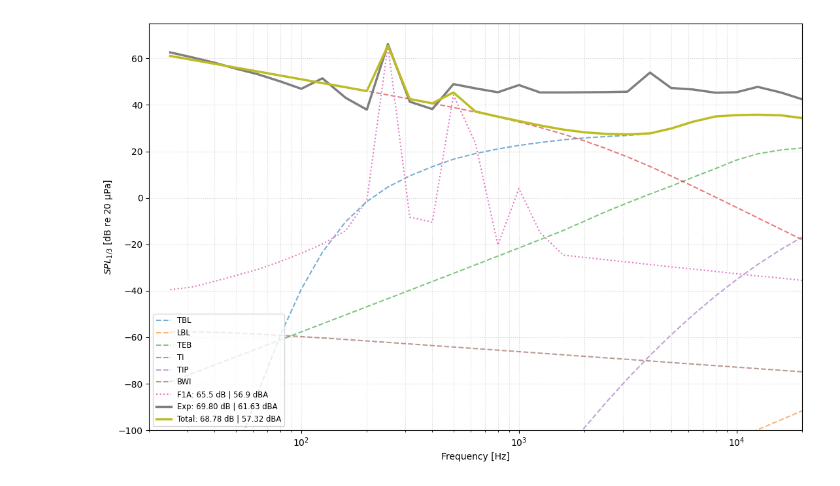
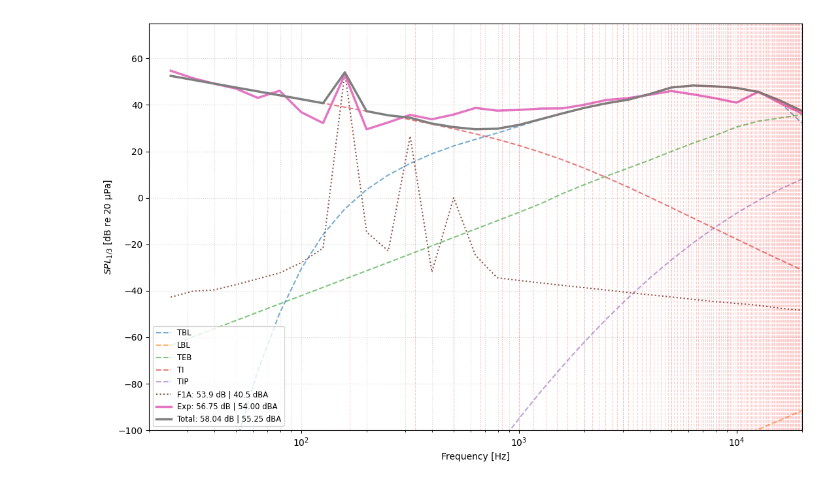
Before and after one commit to Frxljord/FastBEMT, a Jupyter notebook: Unsteady BEMT/BPM.ipynb, the cells around one changed output. Drawn from its saved outputs; the diff is of its cells as text; code cells hidden in the pictures.

```diff
--- a/Unsteady BEMT/BPM.ipynb
+++ b/Unsteady BEMT/BPM.ipynb
@@ -85,12 +83,14 @@ def load_data(filepath):
     return t, p, fs
 
 # 1. Load data
-t_total, p_total, fs_total = load_data('../Datasets/Measurements/10x7e_2024-11-28-13-21-17_RPM_7000.pkl')
+t_total, p_total, fs_total = load_data('../Datasets/Measurements/10x7e_2024-11-28-13-21-17_RPM_5000.pkl')
 # t_total, p_total, fs_total = load_data('../Datasets/Measurements/10x7e_2024-11-28-13-14-55_RPM_7000.pkl')
 # t_total, p_total, fs_total = load_data('../Datasets/Measurements/10x5e_2024-11-28-11-23-21_RPM_7000.pkl')
 signal = pf.Signal(p_total, fs_total, fft_norm='rms')
 meas_frequencies = signal.frequencies
 meas_spl = pf.dsp.decibel(signal, domain='freq', log_reference=propeller.acoustic_params.p_ref).squeeze()
+# %%
+blade_passing_freq = 1 / acoustic_params.blade_passing_period
 # %%
 exp_spl_3oct = []
 for fc in third_octave_freqs:
@@ -106,10 +106,10 @@ exp_spl_3oct = np.array(exp_spl_3oct)
 # %%
 def get_a_weighting(f):
     """Calculate A-weighting offset in dB for a given frequency f."""
-    ra = (12194**2 * f**4) / (
+    ra = lambda f: (12194**2 * f**4) / (
         (f**2 + 20.6**2) * np.sqrt((f**2 + 107.7**2) * (f**2 + 737.9**2)) * (f**2 + 12194**2)
     )
-    return 20 * np.log10(ra) + 2.0
+    return 20 * np.log10(ra(f)) - 20 * np.log10(ra(1000))
 # %%
 def calc_oaspl(spl_array, freqs, weighted=False):
     """Calculates OSPL or A-weighted OASPL."""
@@ -123,42 +123,47 @@ def calc_oaspl(spl_array, freqs, weighted=False):
         a_offsets = get_a_weighting(f)
         spl = spl + a_offsets
 
-    return 10 * np.log10(np.sum(10**(spl / 10)))
+    return 10 * np.log10(np.sum(10**(spl[f >= 0.9*blade_passing_freq] / 10)))
 # %%
 # Values for labels
-ospl_f1a = calc_oaspl(F1A_spl_3oct, third_octave_freqs, weighted=False)
-oaspl_f1a = calc_oaspl(F1A_spl_3oct, third_octave_freqs, weighted=True)
+ospl_f1a = calc_oaspl(f1a_spl_3oct[:, 0], third_octave_freqs, weighted=False)
+oaspl_f1a = calc_oaspl(f1a_spl_3oct[:, 0], third_octave_freqs, weighted=True)
 
 ospl_exp = calc_oaspl(exp_spl_3oct, third_octave_freqs, weighted=False)
 oaspl_exp = calc_oaspl(exp_spl_3oct, third_octave_freqs, weighted=True)
 
-ospl_tot = calc_oaspl(L_total, third_octave_freqs, weighted=False)
-oaspl_tot = calc_oaspl(L_total, third_octave_freqs, weighted=True)
+ospl_tot = calc_oaspl(L_total[:, 0], third_octave_freqs, weighted=False)
+oaspl_tot = calc_oaspl(L_total[:, 0], third_octave_freqs, weighted=True)
 
 plt.figure(figsize=(11, 7))
 
 # Components (keeping these simpler to avoid legend clutter)
-plt.semilogx(third_octave_freqs, bpm.SPL_TBL, '--', alpha=0.6, label='TBL')
-plt.semilogx(third_octave_freqs, bpm.SPL_LBL, '--', alpha=0.6, label='LBL')
-plt.semilogx(third_octave_freqs, bpm.SPL_TEB, '--', alpha=0.6, label='TEB')
-plt.semilogx(third_octave_freqs, bpm.SPL_TI, '--', alpha=0.6, label='TI')
-plt.semilogx(third_octave_freqs, bpm.SPL_TIP, '--', alpha=0.6, label='TIP')
-plt.semilogx(third_octave_freqs, bpm.SPL_BWI, '--', alpha=0.6, label='BWI')
-plt.semilogx(third_octave_freqs, F1A_spl_3oct, ':', label=f'F1A: {ospl_f1a:.1f} dB | {oaspl_f1a:.1f} dBA')
+plt.semilogx(third_octave_freqs, bpm.spl_tbl[:, 0], '--', alpha=0.6, label='TBL')
+plt.semilogx(third_octave_freqs, bpm.spl_lbl[:, 0], '--', alpha=0.6, label='LBL')
+plt.semilogx(third_octave_freqs, bpm.spl_teb[:, 0], '--', alpha=0.6, label='TEB')
+plt.semilogx(third_octave_freqs, bpm.spl_ti[:, 0], '--', alpha=0.6, label='TI')
+plt.semilogx(third_octave_freqs, bpm.spl_tip[:, 0], '--', alpha=0.6, label='TIP')
+# plt.semilogx(third_octave_freqs, bpm.SPL_BWI, '--', alpha=0.6, label='BWI')
+plt.semilogx(third_octave_freqs, f1a_spl_3oct[:, 0], ':', label=f'F1A: {ospl_f1a:.1f} dB | {oaspl_f1a:.1f} dBA')
 
 # Main Comparison Lines
 plt.semilogx(third_octave_freqs, exp_spl_3oct, '-', linewidth=2.5,
              label=f'Exp: {ospl_exp:.2f} dB | {oaspl_exp:.2f} dBA')
-plt.semilogx(third_octave_freqs, L_total, '-', linewidth=2.5,
+plt.semilogx(third_octave_freqs, L_total[:, 0], '-', linewidth=2.5,
              label=f'Total: {ospl_tot:.2f} dB | {oaspl_tot:.2f} dBA')
+
+max_f = np.max(propeller.freq)
+harmonic_freqs = np.arange(blade_passing_freq, max_f, blade_passing_freq)
+for bpf in harmonic_freqs:
+    plt.axvline(bpf, color='red', linestyle='--', linewidth=0.8, alpha=0.2)
 
 plt.xlabel('Frequency [Hz]')
 plt.ylabel('$SPL_{1/3}$ [dB re 20 µPa]')
 plt.grid(True, which='both', ls=':', alpha=0.5)
 plt.legend(loc='lower left', fontsize='small', frameon=True)
 plt.xlim(20, 20000)
 plt.ylim(-100, 75)
 plt.tight_layout()
 plt.show()
 # %% [output]
-[figure, old version]
+[figure, new version]
```
Also changed, not shown: parts of 6 cells of this notebook, 17 other files.
